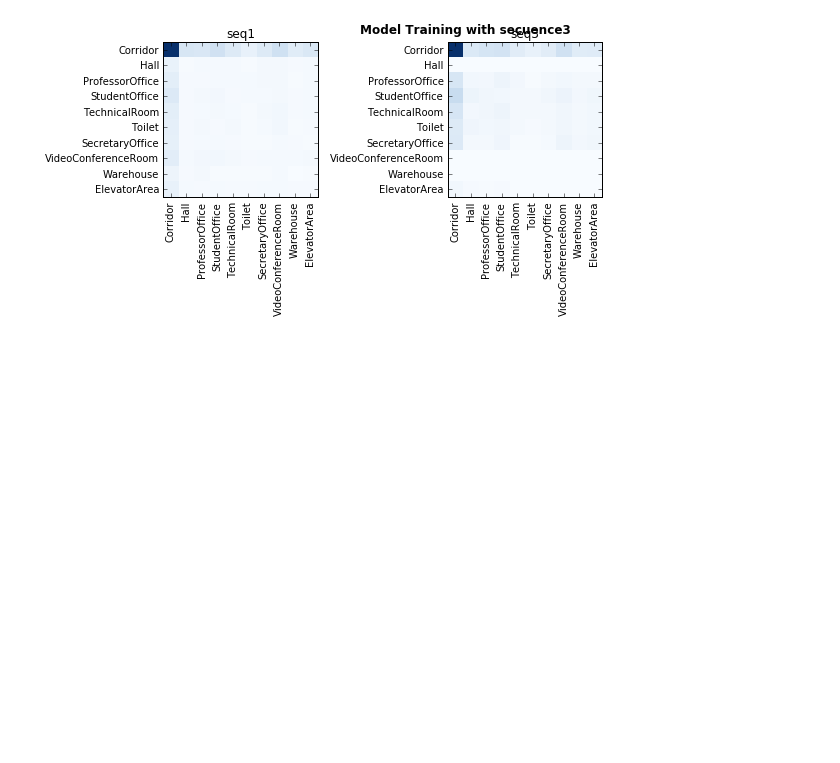
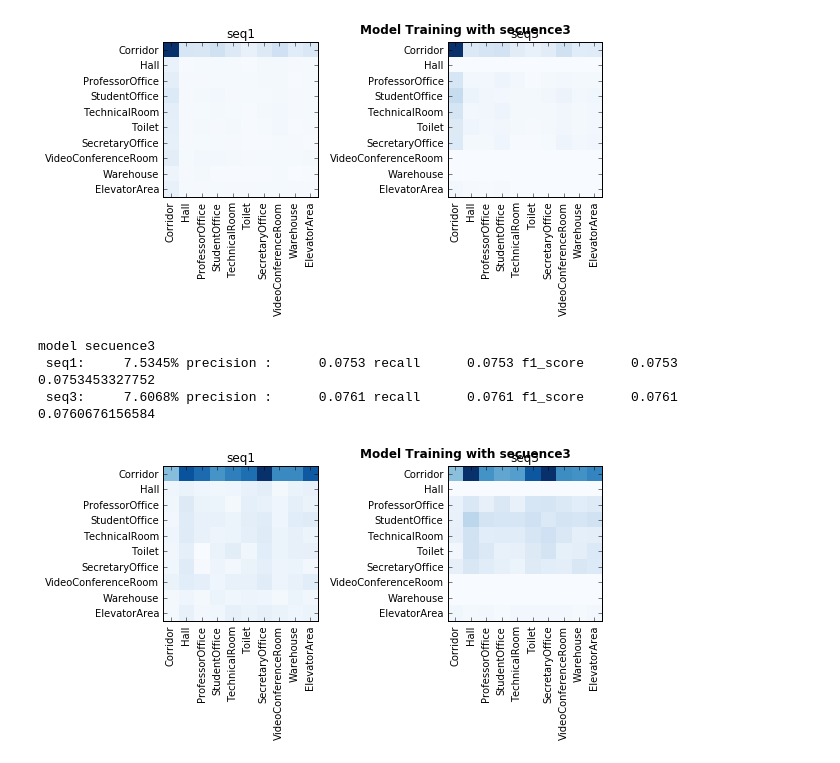
Before and after one commit to q3luis/pfc, a Jupyter notebook: notebooks/Evaluación para PFC.ipynb, the cells around one changed output. Drawn from its saved outputs; the diff is of its cells as text; code cells hidden in the pictures; blank space fills up the shorter version.

```diff
--- a/notebooks/Evaluación para PFC.ipynb
+++ b/notebooks/Evaluación para PFC.ipynb
@@ -214,3 +214,18 @@ model secuence3
  seq3:    25.1779% precision :      0.2518 recall      0.2518 f1_score      0.2518
 0.251779359431
 [figure]
+# %%
+path="../data/results/evaluate_2_4_5_over_scikit_vs_1_3.pkl"
+Y= load_result(path)
+
+seq_model_label=['secuence3']
+seq_dataset_label=['seq1','seq3']
+
+evaluate(Y,seq_model_label,seq_dataset_label,class_labels)
+# %% [output]
+model secuence3
+ seq1:     7.5345% precision :      0.0753 recall      0.0753 f1_score      0.0753
+0.0753453327752
+ seq3:     7.6068% precision :      0.0761 recall      0.0761 f1_score      0.0761
+0.0760676156584
+[figure, added]
```
